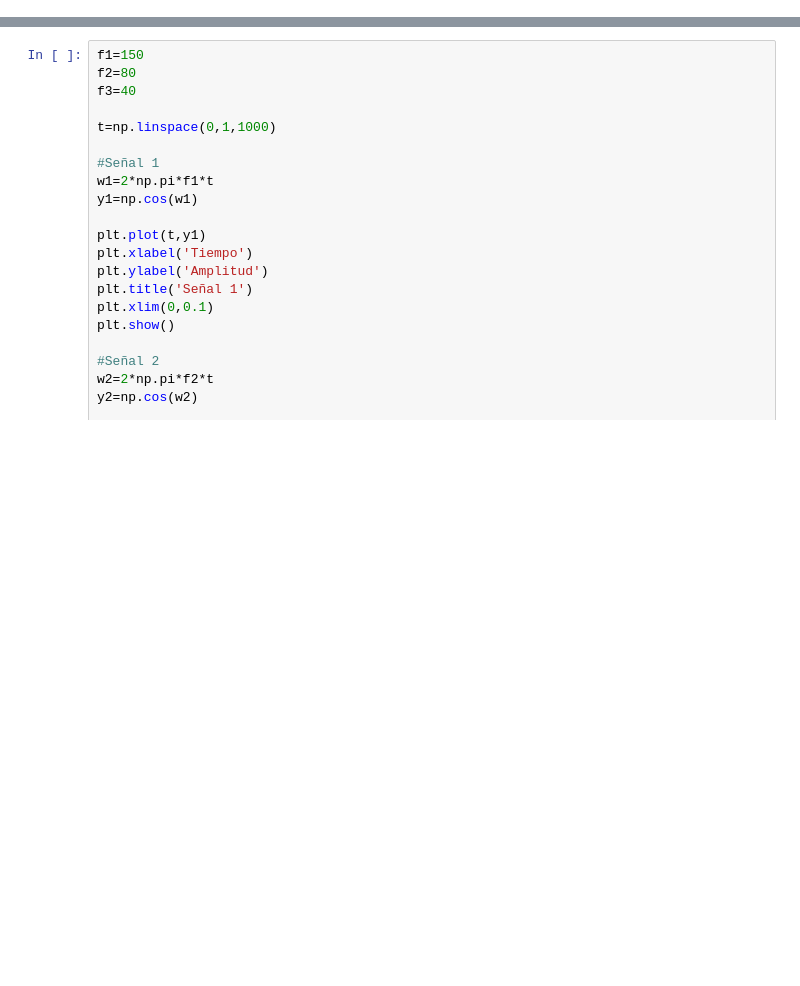
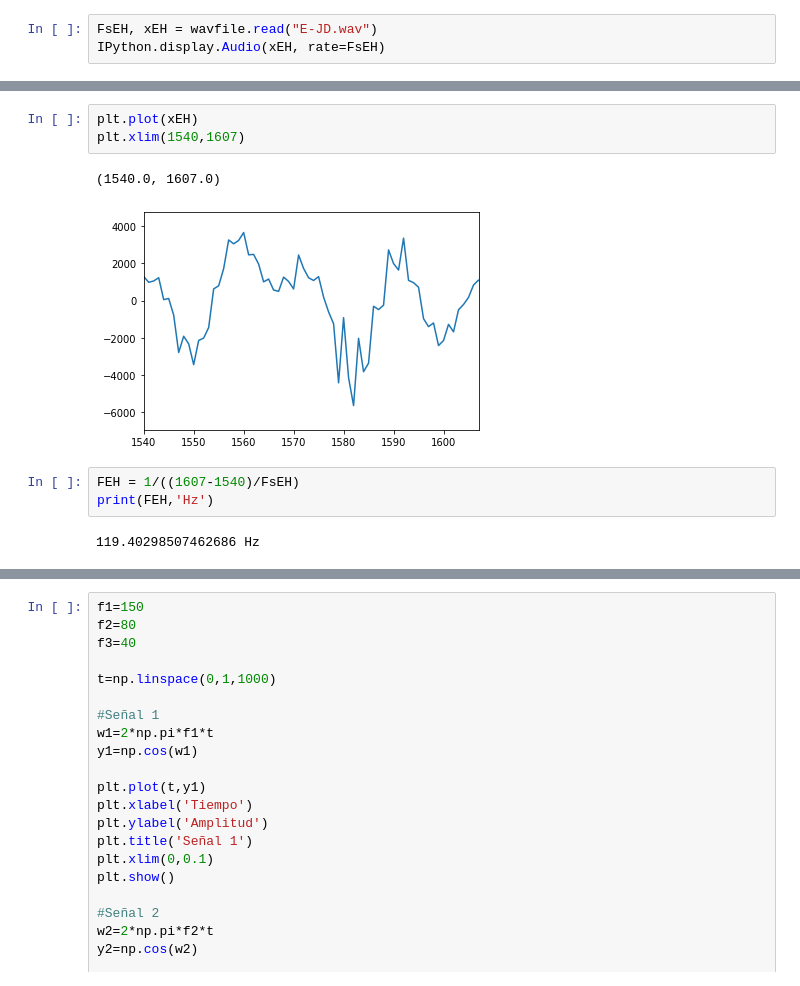
Before and after one commit to georgebolshoi44/Lab7Teoria, a Jupyter notebook: Test.ipynb, the cells around one changed output, grey strips where cells are left out. Saved outputs shown, nothing was run; the diff lists cells and outputs as text; blank space fills up the shorter version.

```diff
--- a/Test.ipynb
+++ b/Test.ipynb
@@ -15,0 +45,3 @@ print(Fs)
+# %%
+FsEH, xEH = wavfile.read("E-JD.wav")
+IPython.display.Audio(xEH, rate=FsEH)
@@ -15,0 +55,11 @@ print(Fs)
+# %%
+plt.plot(xEH)
+plt.xlim(1540,1607)
+# %% [output]
+(1540.0, 1607.0)
+[figure, added]
+# %%
+FEH = 1/((1607-1540)/FsEH)
+print(FEH,'Hz')
+# %% [output]
+119.40298507462686 Hz
```
Also changed, not shown: parts of 40 cells of this notebook, 10 other files.
